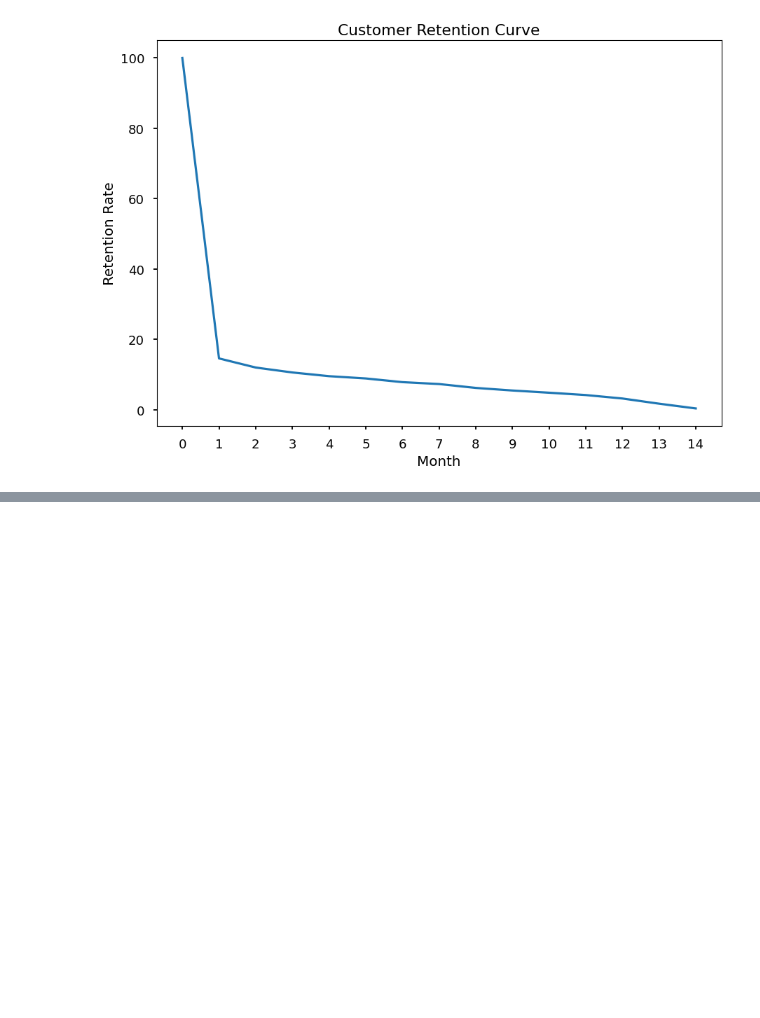
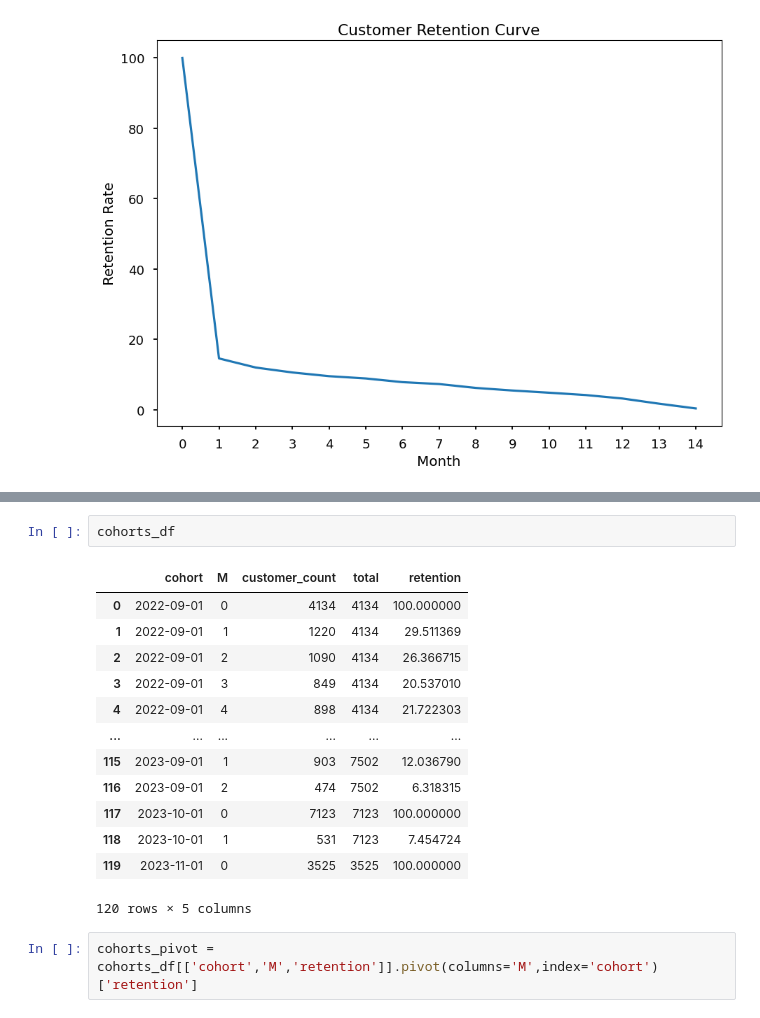
Before and after one commit to kennedyopokuasare/ResqCLV, a Jupyter notebook: customer-lifetime-value-analysis.ipynb, the cells around one changed output, grey strips where cells are left out. Drawn from its saved outputs; the diff is of its cells as text; blank space fills up the shorter version.

```diff
--- a/customer-lifetime-value-analysis.ipynb
+++ b/customer-lifetime-value-analysis.ipynb
@@ -89,0 +95,18 @@ plt.show()
+# %%
+cohorts_df
+# %% [output]
+|  | cohort | M | customer_count | total | retention |
+| 0 | 2022-09-01 | 0 | 4134 | 4134 | 100.000000 |
+| 1 | 2022-09-01 | 1 | 1220 | 4134 | 29.511369 |
+| 2 | 2022-09-01 | 2 | 1090 | 4134 | 26.366715 |
+| 3 | 2022-09-01 | 3 | 849 | 4134 | 20.537010 |
+| 4 | 2022-09-01 | 4 | 898 | 4134 | 21.722303 |
+| ... | ... | ... | ... | ... | ... |
+| 115 | 2023-09-01 | 1 | 903 | 7502 | 12.036790 |
+| 116 | 2023-09-01 | 2 | 474 | 7502 | 6.318315 |
+| 117 | 2023-10-01 | 0 | 7123 | 7123 | 100.000000 |
+| 118 | 2023-10-01 | 1 | 531 | 7123 | 7.454724 |
+| 119 | 2023-11-01 | 0 | 3525 | 3525 | 100.000000 |
+120 rows × 5 columns
+# %%
+cohorts_pivot = cohorts_df[['cohort','M','retention']].pivot(columns='M',index='cohort')['retention']
```
Also changed, not shown: parts of 9 cells of this notebook, 5 other files.
